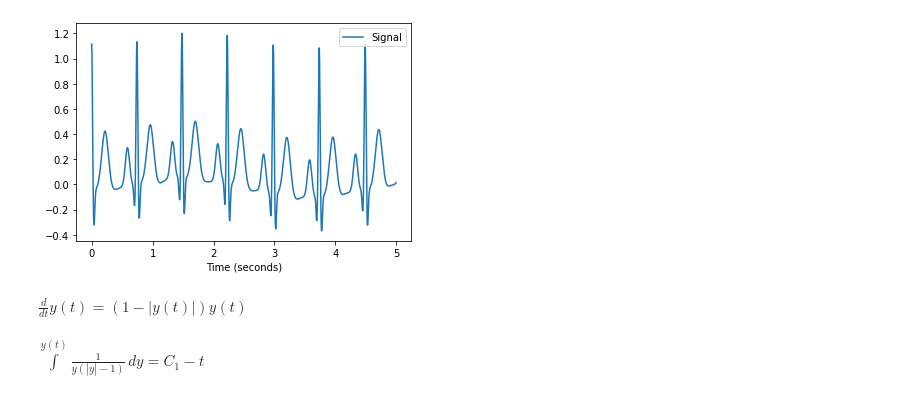
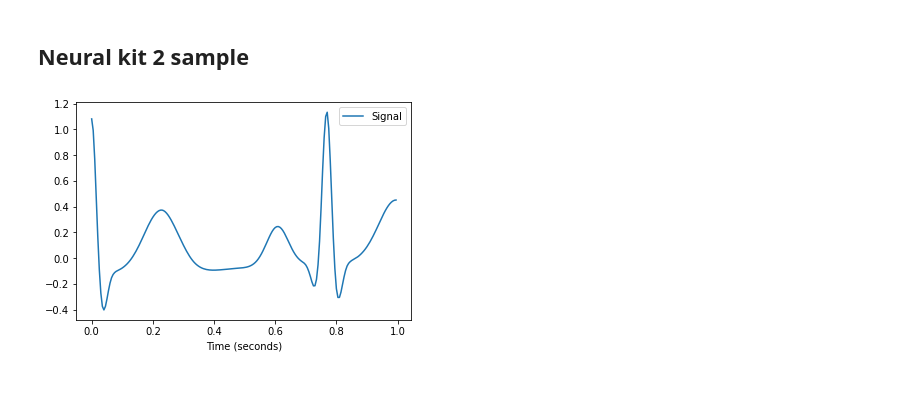
Before and after one commit to DangHa/PINNs-EKG, a Jupyter notebook: src/McSharry_equation.ipynb, the cells around one changed output. Cells and saved outputs as stored; diff of their text form; code cells hidden in the pictures.

```diff
--- a/src/McSharry_equation.ipynb
+++ b/src/McSharry_equation.ipynb
@@ -3,30 +3,13 @@ import numpy as np
 from matplotlib import pyplot as plt
 from scipy.integrate import odeint
 import neurokit2 as nk  # Load the package
+# %% [markdown]
+## Neural kit 2 sample
 # %%
 # use neuralkit2 for McSharry equation
 
-simulated_ecg = nk.ecg_simulate(duration=5, sampling_rate=200, heart_rate=80)
+simulated_ecg = nk.ecg_simulate(duration=1, sampling_rate=200, heart_rate=80)
 
 nk.signal_plot(simulated_ecg, sampling_rate=200)
 # %% [output]
-[figure, old version]
+[figure, new version]
-# %%
-## ODEs system
-import sympy as sp
-import math
-
-t = sp.Symbol("t")
-y = sp.Function("y")(t)
-
-y_equation = sp.Eq(y.diff(t), (1-sp.Abs(y))*y)
-
-y_equation
-# %% [output]
-$\displaystyle \frac{d}{d t} y{\left(t \right)} = \left(1 - \left|{y{\left(t \right)}}\right|\right) y{\left(t \right)}$
-# %%
-sol = sp.dsolve(y_equation)
-
-sol
-# %% [output]
-$\displaystyle \int\limits^{y{\left(t \right)}} \frac{1}{y \left(\left|{y}\right| - 1\right)}\, dy = C_{1} - t$
```
Also changed, not shown: parts of 18 cells of this notebook.
